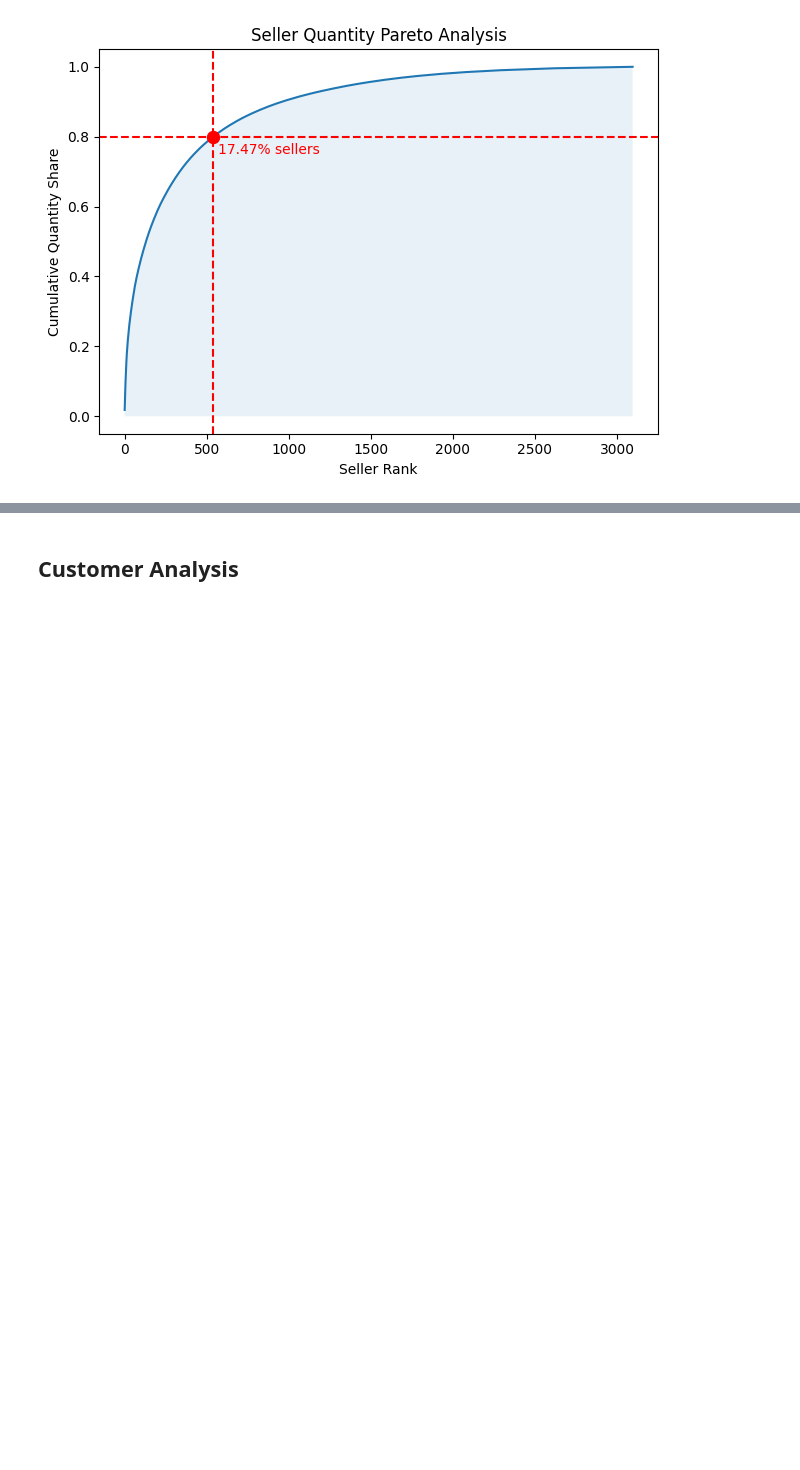
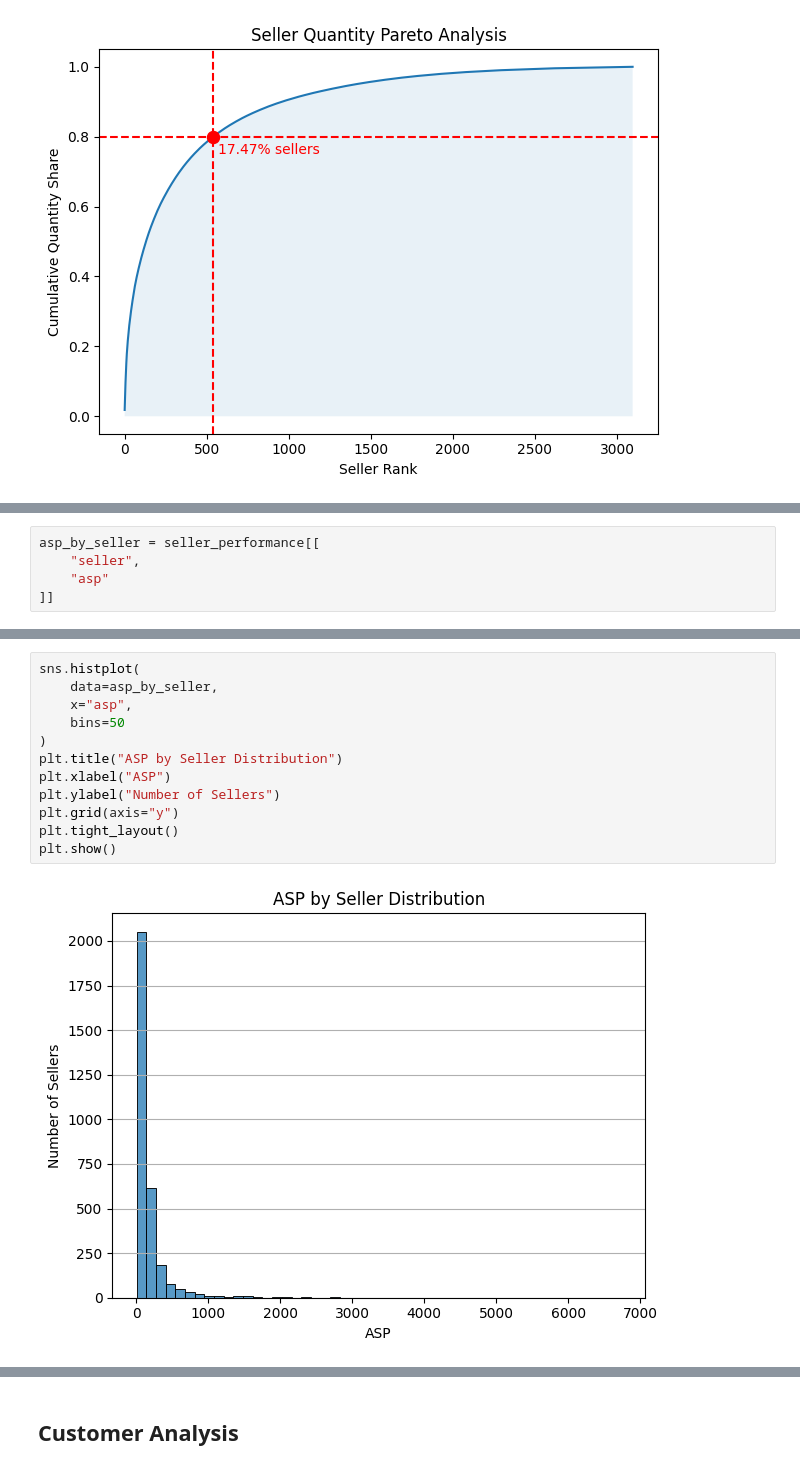
Before and after one commit to MattiaVerardi/olist-ecommerce-analytics, a Jupyter notebook: python/10_eda.ipynb, the cells around one changed output, grey strips where cells are left out. Drawn from its saved outputs; the diff is of its cells as text; blank space fills up the shorter version.

```diff
--- a/python/10_eda.ipynb
+++ b/python/10_eda.ipynb
@@ -3147,0 +3199,5 @@ plt.show()
+# %%
+asp_by_seller = seller_performance[[
+    "seller",
+    "asp"
+]]
@@ -3147,0 +3216,14 @@ plt.show()
+# %%
+sns.histplot(
+    data=asp_by_seller,
+    x="asp",
+    bins=50
+)
+plt.title("ASP by Seller Distribution")
+plt.xlabel("ASP")
+plt.ylabel("Number of Sellers")
+plt.grid(axis="y")
+plt.tight_layout()
+plt.show()
+# %% [output]
+[figure, added]
```
Also changed, not shown: parts of 15 cells of this notebook.
